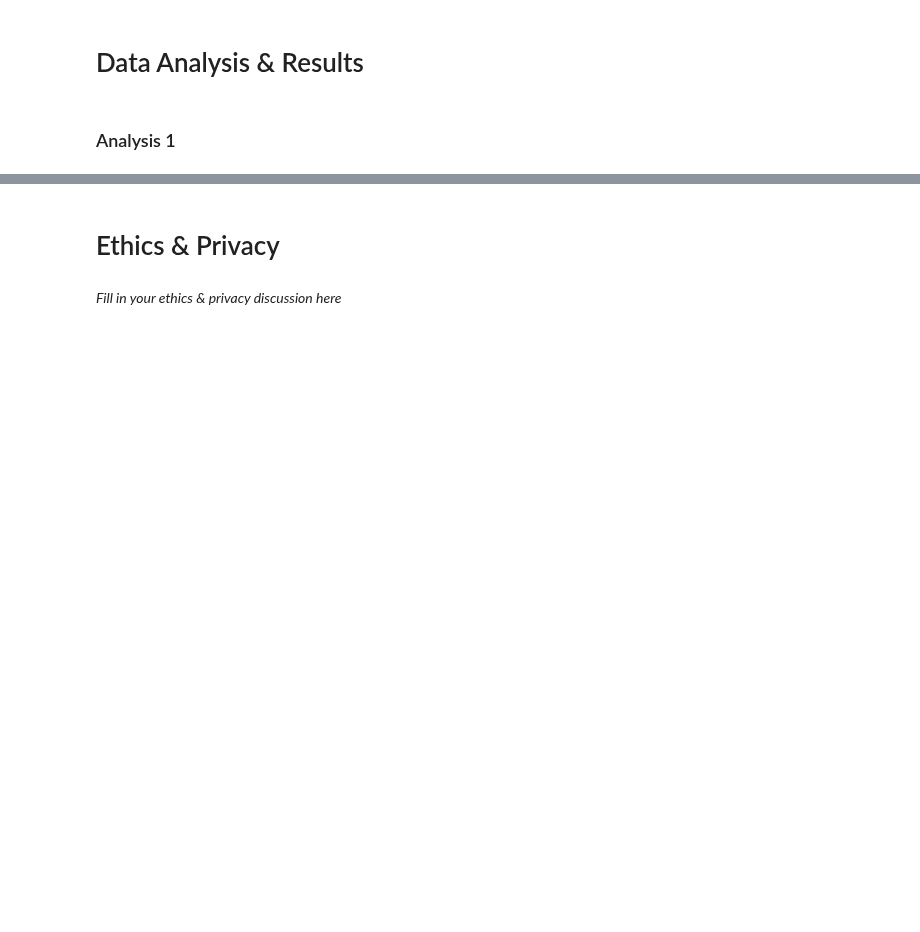
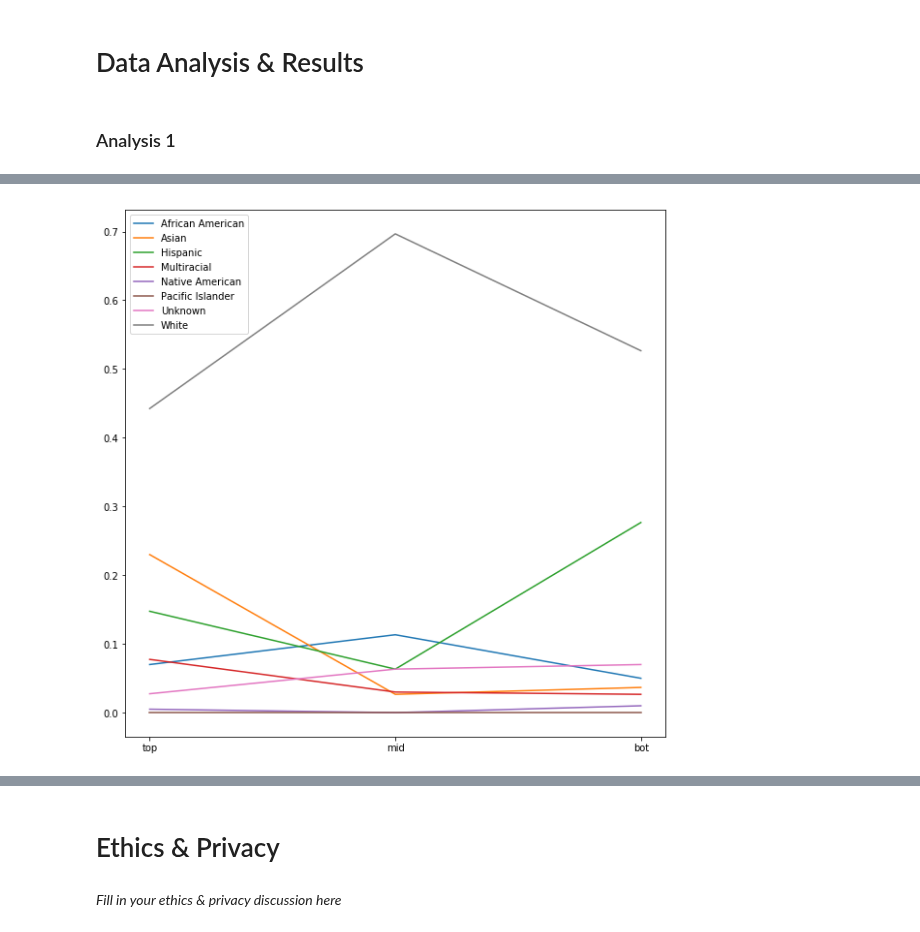
Before and after one commit to nforesti/education, a Jupyter notebook: FinalProject.ipynb, the cells around one changed output, grey strips where cells are left out. Drawn from its saved outputs; the diff is of its cells as text; code cells hidden in the pictures; blank space fills up the shorter version.

Commit message:
analysis 1 plot for mid, top, bottom

```diff
--- a/FinalProject.ipynb
+++ b/FinalProject.ipynb
@@ -131,0 +113,7 @@ df1 = df_cities.loc[]
+# %%
+df_topmidbot = df_undergrads[:4]
+df_topmidbot = df_topmidbot.append(df_undergrads[438:441])
+df_topmidbot = df_topmidbot.append(df_undergrads[877:881])
+df_topmidbot.index = df_topmidbot["ranking"]
+df_topmidbot2 = df_topmidbot.drop(columns=["name", "ranking"])
+df_topmidbot2
@@ -131,0 +133,18 @@ df1 = df_cities.loc[]
+# %%
+means = []
+'''
+means.append(df_topmidbot2[:4].mean())
+means.append(df_topmidbot2[4:7].mean())
+means.append(df_topmidbot2[7:11].mean()) '''
+df = pd.DataFrame()
+df["top"] = df_topmidbot2[:4].mean()
+df["mid"] = df_topmidbot2[4:7].mean()
+df["bot"] = df_topmidbot2[7:11].mean()
+df = df.transpose()
+
+plt.rcParams["figure.figsize"] = [10,10]
+plt.plot(df)
+plt.gca().legend(df.columns)
+plt.show()
+# %% [output]
+[figure, added]
```
Also changed, not shown: parts of 6 cells of this notebook.
